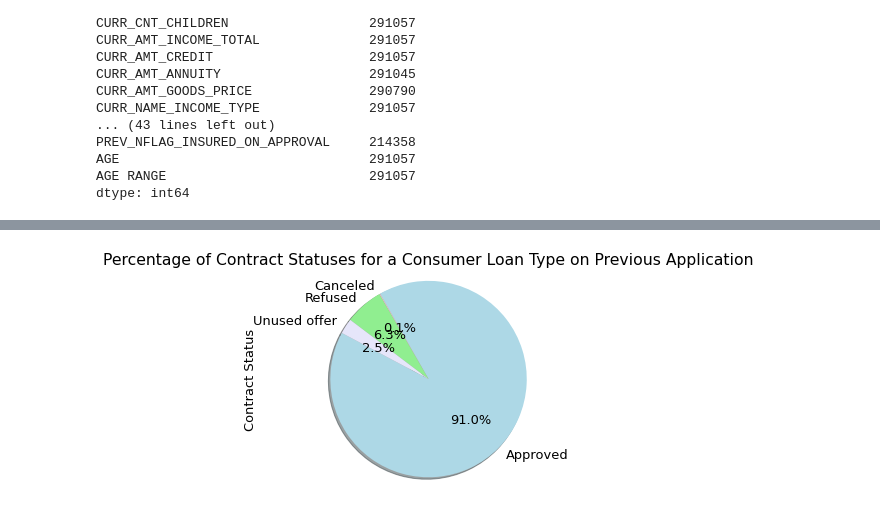
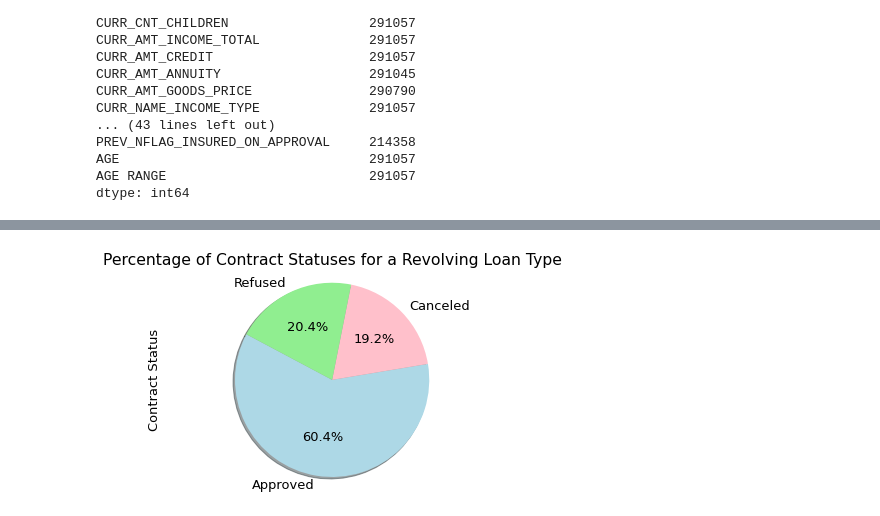
Before and after one commit to Shanaida/datascience_project1, a Jupyter notebook: project_one.ipynb, the cells around one changed output, grey strips where cells are left out. Saved outputs shown, nothing was run; the diff lists cells and outputs as text; code cells hidden in the pictures.

```diff
--- a/project_one.ipynb
+++ b/project_one.ipynb
@@ -11,7 +11,7 @@ import csv
 # Read application_data csv file
 # Create application DataFrame
 
-app_data = "application_data1.csv"
+app_data = "application_data.csv"
 application = pd.read_csv(app_data)
 application.head()
 # %% [output]
@@ -26,7 +26,7 @@ application.head()
 # Read previous_application csv file
 # Create previous DataFrame
 
-previous_app_data = "previous_application1.csv"
+previous_app_data = "previous_application.csv"
 previous_app = pd.read_csv(previous_app_data)
 previous_app.head()
 # %% [output]
@@ -343,28 +401,28 @@ plt.show()
 # %%
-#Dataframe for consumer loan'PREV_NAME_CONTRACT_TYPE'
-consumer_loan_type=clean_loan_data.loc[clean_loan_data['PREV_NAME_CONTRACT_TYPE'] == "Consumer loans"]
+#Dataframe for revolving loan'PREV_NAME_CONTRACT_TYPE'
+revolving_loan_type=clean_loan_data.loc[clean_loan_data['PREV_NAME_CONTRACT_TYPE'] == "Revolving loans"]
 
 #Dataframe grouping by the 'PREV_NAME_CONTRACT_STATUS' column
-consumerloan_status_group = consumer_loan_type.groupby('PREV_NAME_CONTRACT_STATUS')
+revolvingloan_status_group = revolving_loan_type.groupby('PREV_NAME_CONTRACT_STATUS')
 
 #dataframe counting the number of data points for each contract status type
-consumerloan_status_group_count = pd.DataFrame(consumerloan_status_group['PREV_NAME_CONTRACT_STATUS'].count())
+revolvingloan_status_group_count = pd.DataFrame(revolvingloan_status_group['PREV_NAME_CONTRACT_STATUS'].count())
 
 #Labels for pie chart
-consumerloan_statuses = list(consumerloan_status_group_count.index.values)
-consumerloan_statuses_count = consumerloan_status_group_count['PREV_NAME_CONTRACT_STATUS']
+revolvingloan_statuses = list(revolvingloan_status_group_count.index.values)
+revolvingloan_statuses_count = revolvingloan_status_group_count['PREV_NAME_CONTRACT_STATUS']
 
 #The colors of each section of the pie chart
 colors = ["lightblue", "pink", "lightgreen", "lavender"]
 
 #Create the pie chart based on values
-plt.pie(consumerloan_statuses_count, labels=consumerloan_statuses, colors=colors,
+plt.pie(revolvingloan_statuses_count, labels=revolvingloan_statuses, colors=colors,
         autopct="%1.1f%%", shadow=True, startangle=152)
 plt.rcParams['font.size'] = 13
-plt.title("Percentage of Contract Statuses for a Consumer Loan Type on Previous Application")
+plt.title("Percentage of Contract Statuses for a Revolving Loan Type")
 plt.ylabel("Contract Status")
 plt.axis("equal")
-#plt.savefig("ConsumerloanStatusesPieChart.png")
+plt.savefig("Images/RevolvingloanStatusesPieChart.png")
 plt.show()
 # %% [output]
-[figure, old version]
+[figure, new version]
```
Also changed, not shown: parts of 27 cells of this notebook.
